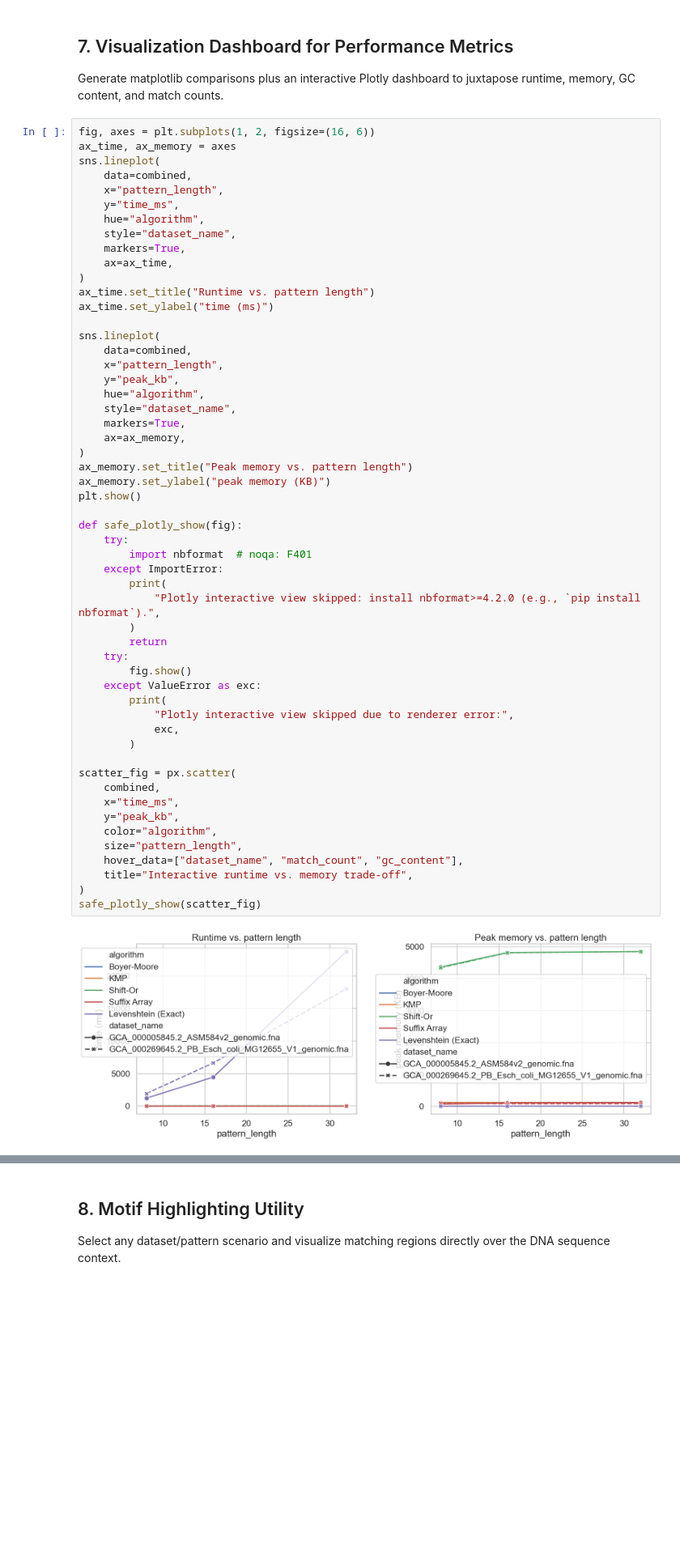
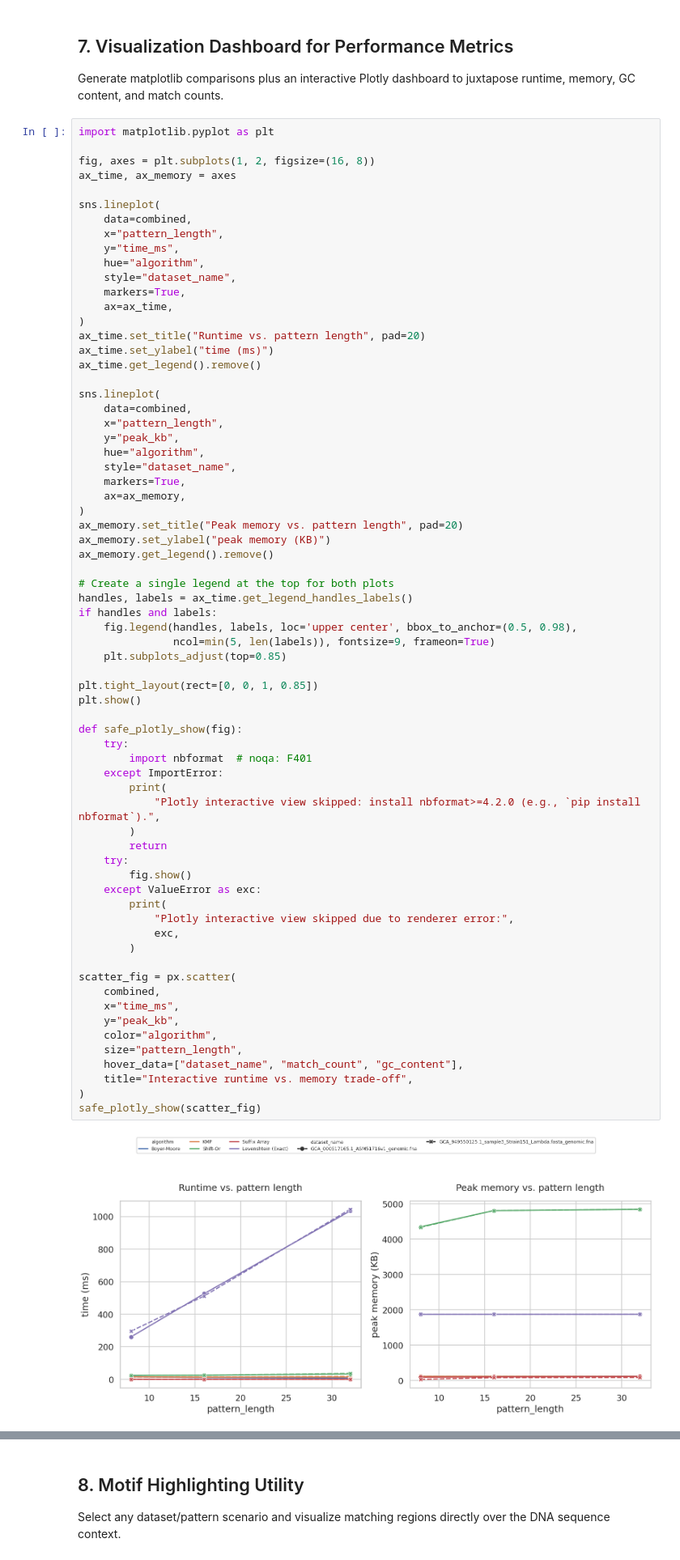
Before and after one commit to Tanush-IIITH/STARK, a Jupyter notebook: cross_algorithm_benchmark.ipynb, the cells around one changed output, grey strips where cells are left out. Shown at 81% size. Cells and saved outputs as stored; diff of their text form; blank space fills up the shorter version.

```diff
--- a/cross_algorithm_benchmark.ipynb
+++ b/cross_algorithm_benchmark.ipynb
@@ -415,8 +415,11 @@ summary, latex_table
 ## 7. Visualization Dashboard for Performance Metrics
 Generate matplotlib comparisons plus an interactive Plotly dashboard to juxtapose runtime, memory, GC content, and match counts.
 # %%
-fig, axes = plt.subplots(1, 2, figsize=(16, 6))
+import matplotlib.pyplot as plt
+
+fig, axes = plt.subplots(1, 2, figsize=(16, 8))
 ax_time, ax_memory = axes
+
 sns.lineplot(
     data=combined,
     x="pattern_length",
@@ -426,8 +429,9 @@ sns.lineplot(
     markers=True,
     ax=ax_time,
 )
-ax_time.set_title("Runtime vs. pattern length")
+ax_time.set_title("Runtime vs. pattern length", pad=20)
 ax_time.set_ylabel("time (ms)")
+ax_time.get_legend().remove()
 
 sns.lineplot(
     data=combined,
@@ -438,35 +442,45 @@ sns.lineplot(
     markers=True,
     ax=ax_memory,
 )
-ax_memory.set_title("Peak memory vs. pattern length")
+ax_memory.set_title("Peak memory vs. pattern length", pad=20)
 ax_memory.set_ylabel("peak memory (KB)")
+ax_memory.get_legend().remove()
+
+# Create a single legend at the top for both plots
+handles, labels = ax_time.get_legend_handles_labels()
+if handles and labels:
+    fig.legend(handles, labels, loc='upper center', bbox_to_anchor=(0.5, 0.98),
+               ncol=min(5, len(labels)), fontsize=9, frameon=True)
+    plt.subplots_adjust(top=0.85)
+
+plt.tight_layout(rect=[0, 0, 1, 0.85])
 plt.show()
 
 def safe_plotly_show(fig):
     try:
         import nbformat  # noqa: F401
     except ImportError:
         print(
             "Plotly interactive view skipped: install nbformat>=4.2.0 (e.g., `pip install nbformat`).",
         )
         return
     try:
         fig.show()
     except ValueError as exc:
         print(
             "Plotly interactive view skipped due to renderer error:",
             exc,
         )
 
 scatter_fig = px.scatter(
     combined,
     x="time_ms",
     y="peak_kb",
     color="algorithm",
     size="pattern_length",
     hover_data=["dataset_name", "match_count", "gc_content"],
     title="Interactive runtime vs. memory trade-off",
 )
 safe_plotly_show(scatter_fig)
 # %% [output]
-[figure, old version]
+[figure, new version]
```
Also changed, not shown: parts of 6 cells of this notebook, 3 other files.
